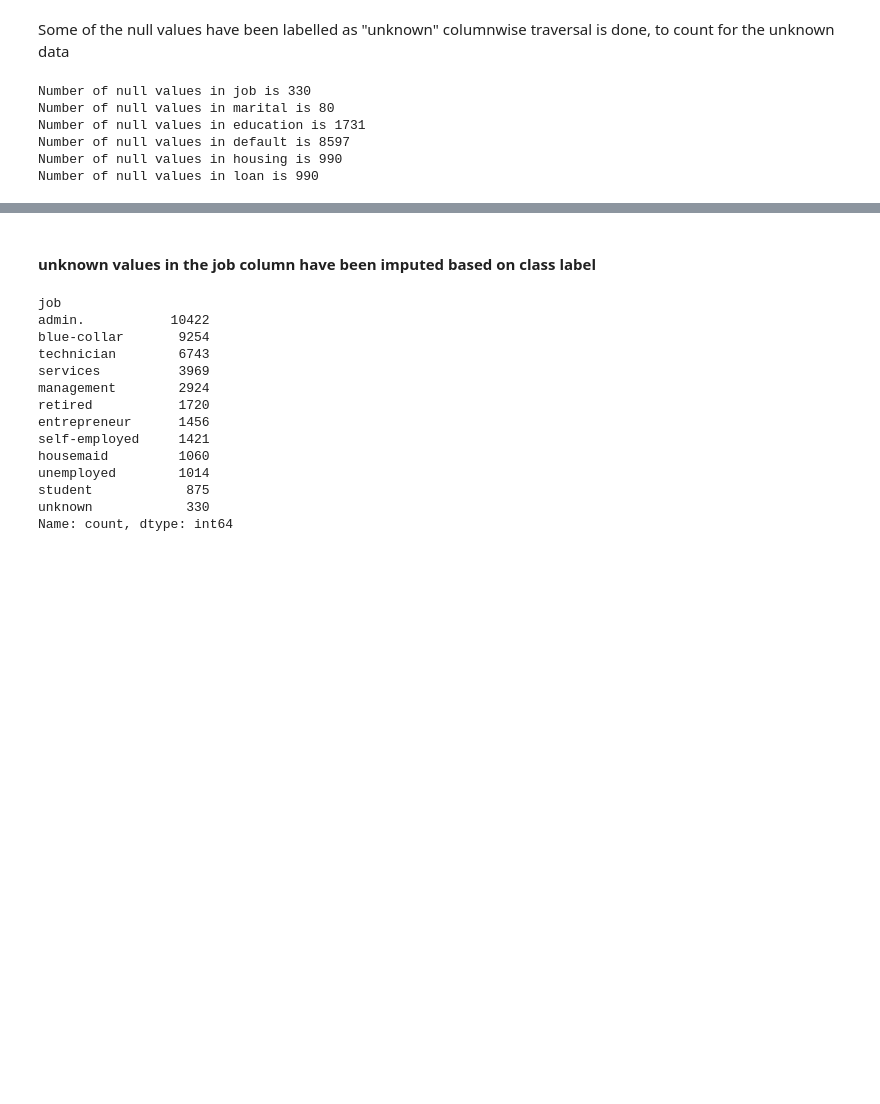
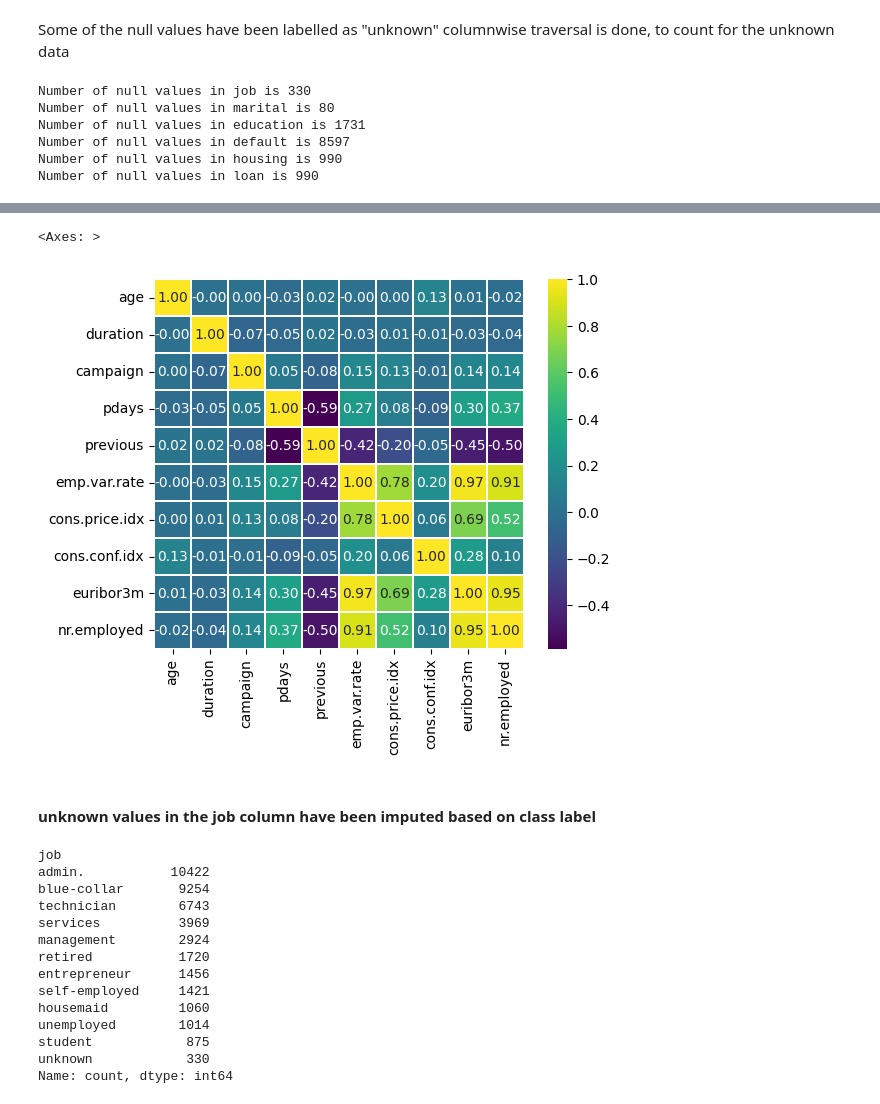
Before and after one commit to shreyashettyk/Data_Analysis, a Jupyter notebook: bank_marketing_wip.ipynb, the cells around one changed output, grey strips where cells are left out. Drawn from its saved outputs; the diff is of its cells as text; code cells hidden in the pictures; blank space fills up the shorter version.

```diff
--- a/bank_marketing_wip.ipynb
+++ b/bank_marketing_wip.ipynb
@@ -111,0 +203,20 @@ Number of null values in loan is 990
+# %%
+bank_numeric_data = bank.loc[:,['age', 'duration', 'campaign', 'pdays', 'previous', 'emp.var.rate',
+       'cons.price.idx', 'cons.conf.idx', 'euribor3m', 'nr.employed']]
+correlations=bank_numeric_data.corr()
+attrs = correlations.iloc[:-1,:-1] # all except target
+
+threshold = 0.5
+important_corrs = (attrs[abs(attrs) > threshold][attrs != 1.0]) \
+    .unstack().dropna().to_dict()
+
+unique_important_corrs = pd.DataFrame(
+    list(set([(tuple(sorted(key)), important_corrs[key]) \
+    for key in important_corrs])),
+        columns=['Attribute Pair', 'Correlation'])
+
+    # sorted by absolute value
+unique_important_corrs = unique_important_corrs.iloc[
+    abs(unique_important_corrs['Correlation']).argsort()[::-1]]
+
+unique_important_corrs
@@ -112,3 +243,9 @@ Number of null values in loan is 990
+# %%
+corr_matrix = bank_numeric_data.corr()
+sns.heatmap(corr_matrix,annot=True,cmap='viridis',linecolor='white',linewidths=0.01,square=True,fmt = "0.2f")
+# %% [output]
+<Axes: >
+[figure, added]
 # %% [markdown]
 <h4> unknown values in the job column have been imputed based on class label </h4>
 # %%
```
Also changed, not shown: parts of 26 cells of this notebook.
